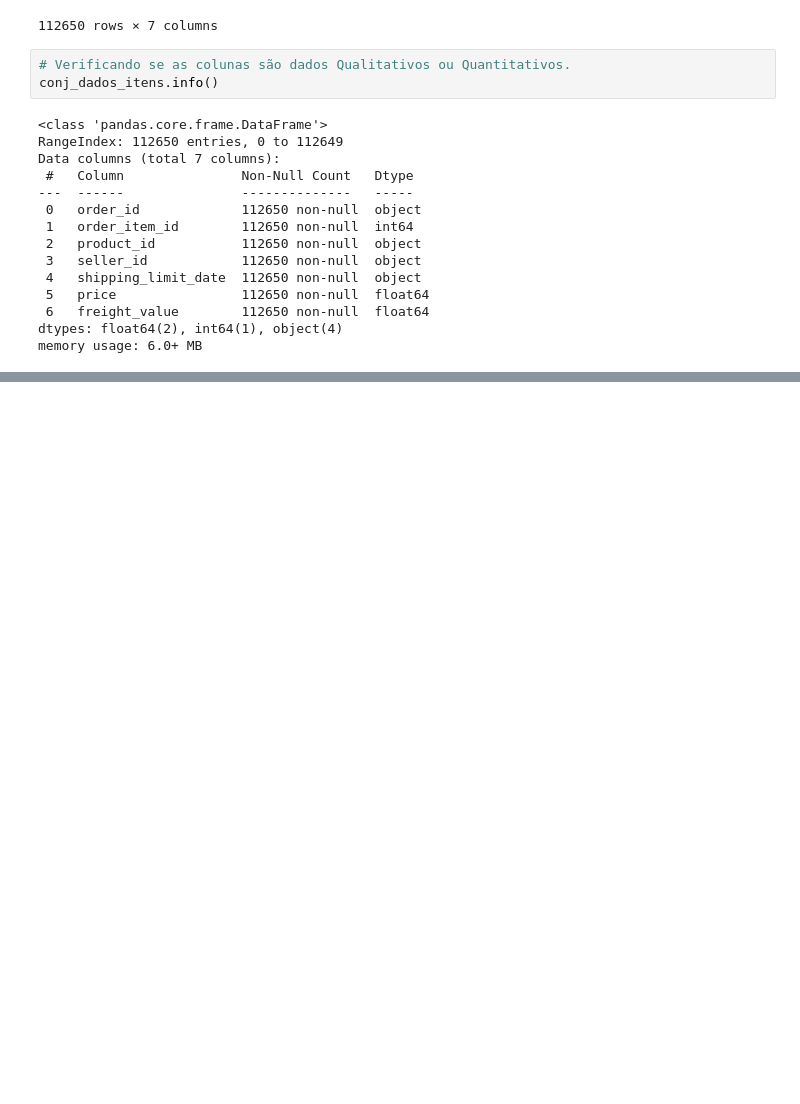
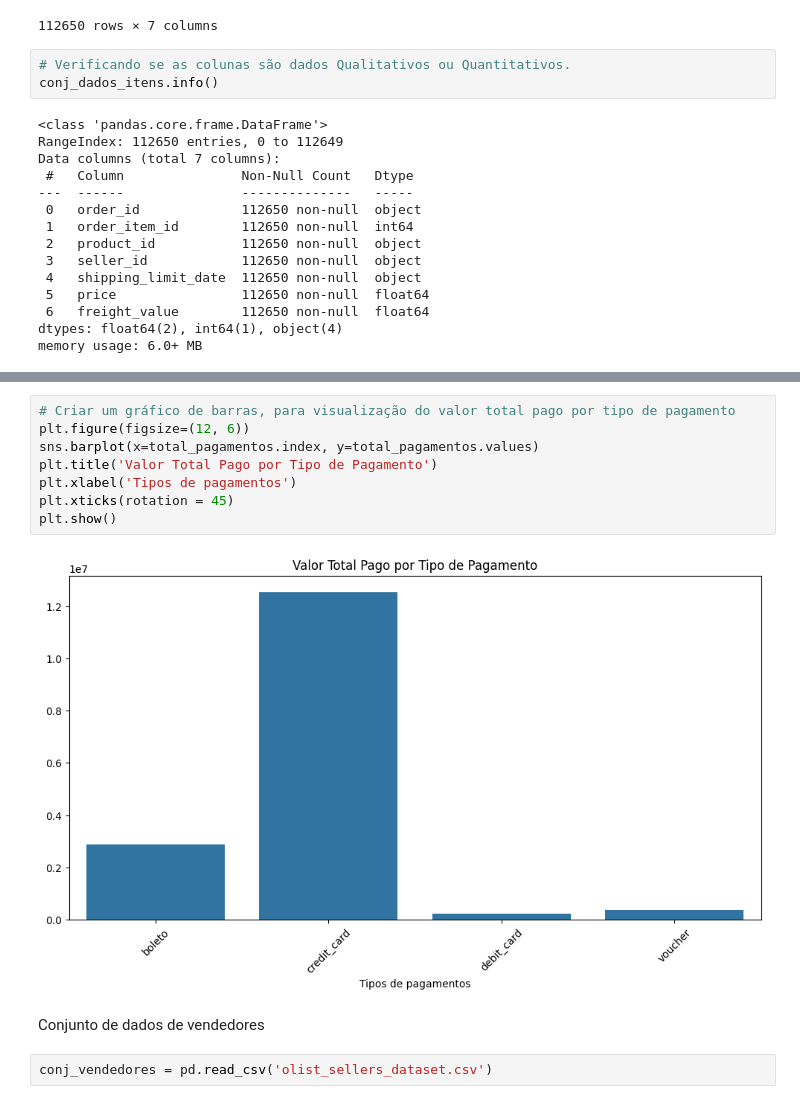
Before and after one commit to LucasCabra7/Teste-Tecnico-Programa-Trainee-triggo.ai, a Jupyter notebook: Teste_Técnico_Triggo_ai.ipynb, the cells around one changed output, grey strips where cells are left out. Drawn from its saved outputs; the diff is of its cells as text; blank space fills up the shorter version.

```diff
--- a/Teste_Técnico_Triggo_ai.ipynb
+++ b/Teste_Técnico_Triggo_ai.ipynb
@@ -137,0 +417,14 @@ memory usage: 6.0+ MB
+# %%
+# Criar um gráfico de barras, para visualização do valor total pago por tipo de pagamento
+plt.figure(figsize=(12, 6))
+sns.barplot(x=total_pagamentos.index, y=total_pagamentos.values)
+plt.title('Valor Total Pago por Tipo de Pagamento')
+plt.xlabel('Tipos de pagamentos')
+plt.xticks(rotation = 45)
+plt.show()
+# %% [output]
+[figure, added]
+# %% [markdown]
+Conjunto de dados de vendedores
+# %%
+conj_vendedores = pd.read_csv('olist_sellers_dataset.csv')
```
Also changed, not shown: parts of 51 cells of this notebook.
